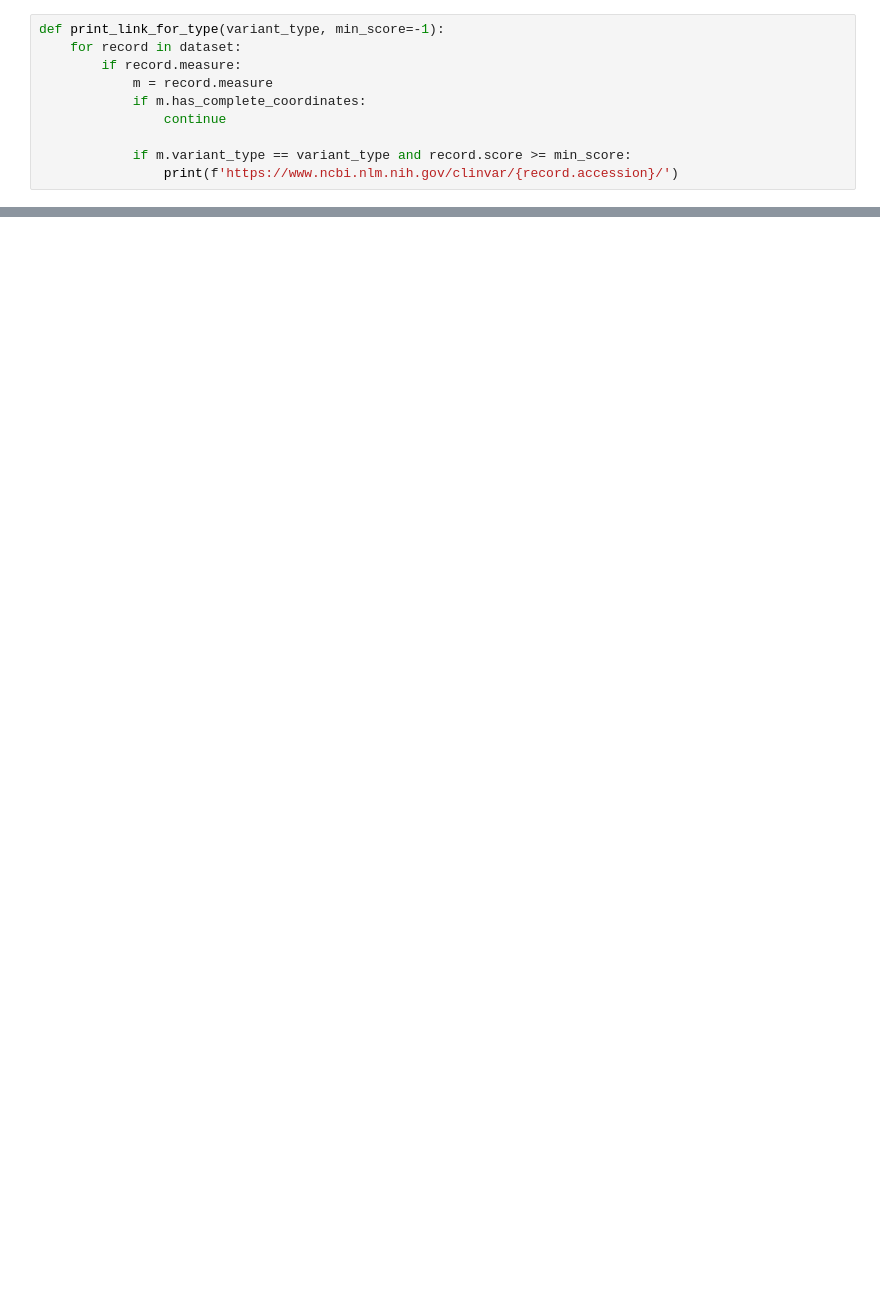
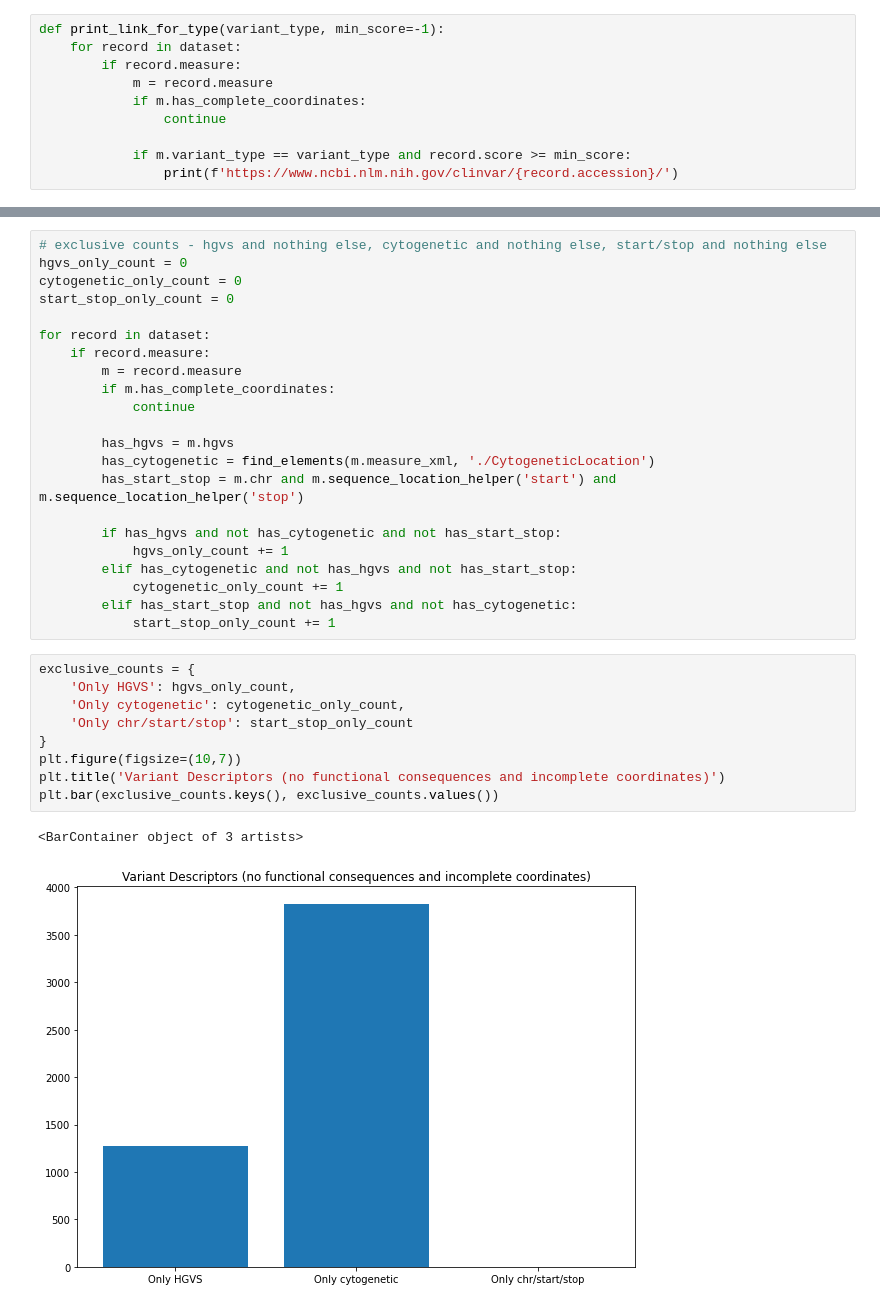
Before and after one commit to apriltuesday/eva-opentargets, a Jupyter notebook: notebooks/complex-events-stats.ipynb, the cells around one changed output, grey strips where cells are left out. Saved outputs shown, nothing was run; the diff lists cells and outputs as text; blank space fills up the shorter version.

```diff
--- a/notebooks/complex-events-stats.ipynb
+++ b/notebooks/complex-events-stats.ipynb
@@ -184,0 +200,34 @@ print_link_for_type('copy number loss', min_score=1)
+# %%
+# exclusive counts - hgvs and nothing else, cytogenetic and nothing else, start/stop and nothing else
+hgvs_only_count = 0
+cytogenetic_only_count = 0
+start_stop_only_count = 0
+
+for record in dataset:
+    if record.measure:
+        m = record.measure
+        if m.has_complete_coordinates:
+            continue
+
+        has_hgvs = m.hgvs
+        has_cytogenetic = find_elements(m.measure_xml, './CytogeneticLocation')
+        has_start_stop = m.chr and m.sequence_location_helper('start') and m.sequence_location_helper('stop')
+
+        if has_hgvs and not has_cytogenetic and not has_start_stop:
+            hgvs_only_count += 1
+        elif has_cytogenetic and not has_hgvs and not has_start_stop:
+            cytogenetic_only_count += 1
+        elif has_start_stop and not has_hgvs and not has_cytogenetic:
+            start_stop_only_count += 1
+# %%
+exclusive_counts = {
+    'Only HGVS': hgvs_only_count,
+    'Only cytogenetic': cytogenetic_only_count,
+    'Only chr/start/stop': start_stop_only_count
+}
+plt.figure(figsize=(10,7))
+plt.title('Variant Descriptors (no functional consequences and incomplete coordinates)')
+plt.bar(exclusive_counts.keys(), exclusive_counts.values())
+# %% [output]
+<BarContainer object of 3 artists>
+[figure, added]
```
Also changed, not shown: parts of 8 cells of this notebook.
